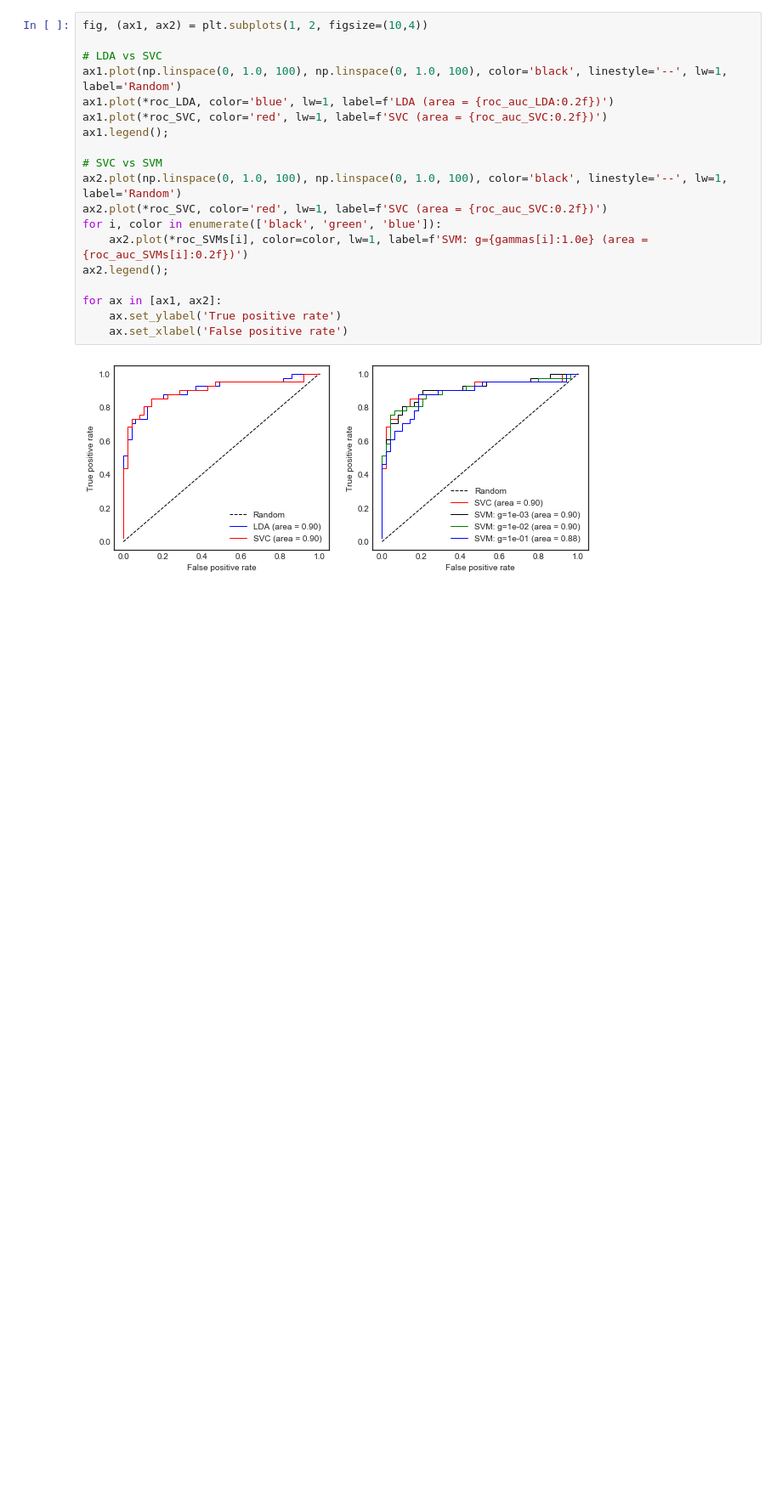
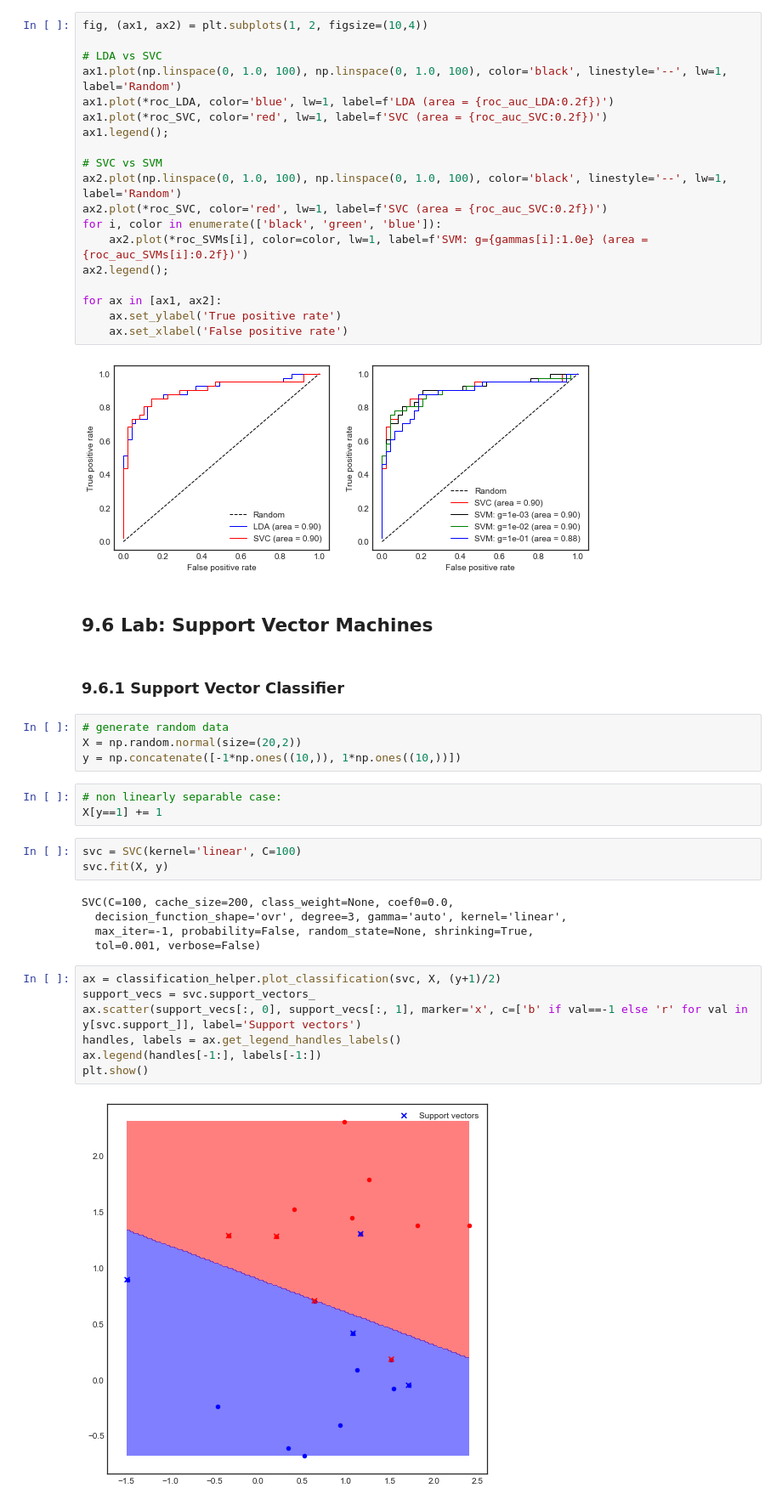
Before and after one commit to pedvide/ISLR_Python, a Jupyter notebook: Chapter9_Support_Vector_Machines.ipynb, the cells around one changed output. Shown at 85% size. Drawn from its saved outputs; the diff is of its cells as text; blank space fills up the shorter version.

```diff
--- a/Chapter9_Support_Vector_Machines.ipynb
+++ b/Chapter9_Support_Vector_Machines.ipynb
@@ -112,3 +116,31 @@ for ax in [ax1, ax2]:
     ax.set_xlabel('False positive rate')
 # %% [output]
 [figure]
+# %% [markdown]
+## 9.6 Lab: Support Vector Machines
+# %% [markdown]
+### 9.6.1 Support Vector Classifier
+# %%
+# generate random data
+X = np.random.normal(size=(20,2))
+y = np.concatenate([-1*np.ones((10,)), 1*np.ones((10,))])
+# %%
+# non linearly separable case:
+X[y==1] += 1
+# %%
+svc = SVC(kernel='linear', C=100)
+svc.fit(X, y)
+# %% [output]
+SVC(C=100, cache_size=200, class_weight=None, coef0=0.0,
+  decision_function_shape='ovr', degree=3, gamma='auto', kernel='linear',
+  max_iter=-1, probability=False, random_state=None, shrinking=True,
+  tol=0.001, verbose=False)
+# %%
+ax = classification_helper.plot_classification(svc, X, (y+1)/2)
+support_vecs = svc.support_vectors_
+ax.scatter(support_vecs[:, 0], support_vecs[:, 1], marker='x', c=['b' if val==-1 else 'r' for val in y[svc.support_]], label='Support vectors')
+handles, labels = ax.get_legend_handles_labels()
+ax.legend(handles[-1:], labels[-1:])
+plt.show()
+# %% [output]
+[figure, added]
```
Also changed, not shown: parts of 8 cells of this notebook.
